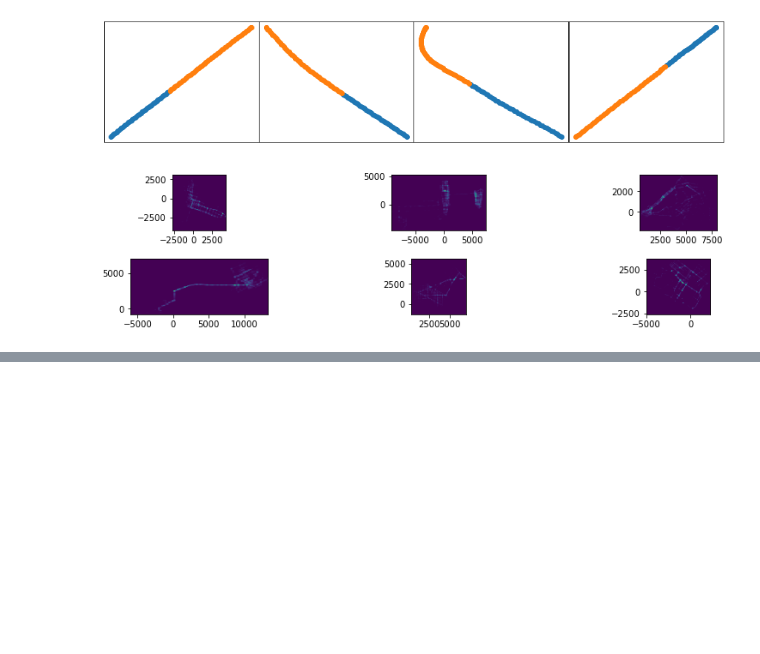
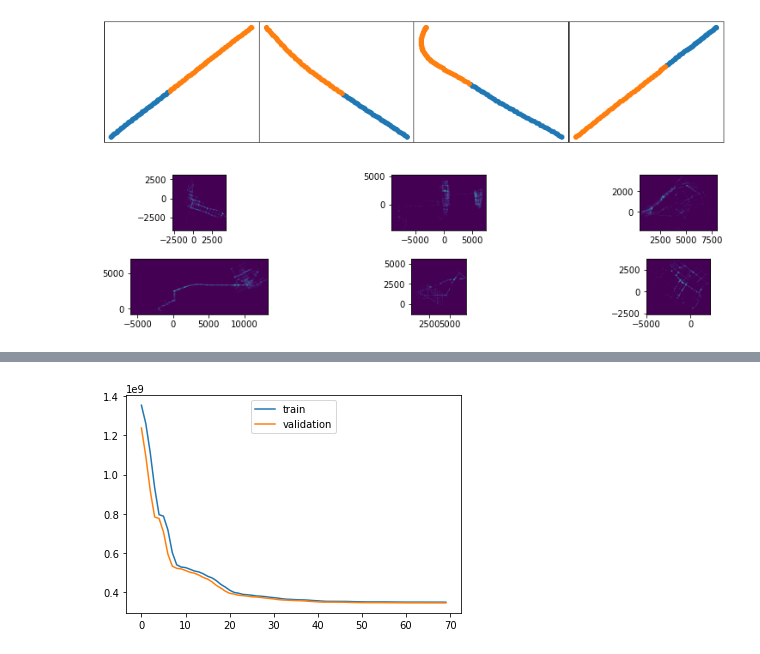
Before and after one commit to Melody-Ruth/151B-project, a Jupyter notebook: Load_Argo2_Public.ipynb, the cells around one changed output, grey strips where cells are left out. Saved outputs shown, nothing was run; the diff lists cells and outputs as text; code cells hidden in the pictures; blank space fills up the shorter version.

```diff
--- a/Load_Argo2_Public.ipynb
+++ b/Load_Argo2_Public.ipynb
@@ -157,0 +217,34 @@ plt.show()
+# %%
+opt = torch.optim.Adam(mlp.parameters(),lr=0.004)
+
+loss = nn.MSELoss()
+
+num_epochs = 70
+
+plot_every = 2
+all_losses = []
+all_losses2 = []#validation
+total_loss = 0
+
+for epoch in range(num_epochs):
+    for i_batch, sample_batch in enumerate(train_loader):
+        inp, out = sample_batch
+        inp = inp.float()
+        out = out.float()
+        l = ((mlp(inp) - out) ** 2).sum()
+        opt.zero_grad()
+        l.backward()
+        opt.step()
+        total_loss += l.item()
+        #if i_batch % plot_every == 0 and i_batch != 0:
+            #all_losses.append(total_loss / len(train_set))
+    for i_batch, sample_batch in enumerate(validation_loader):
+        inp, out = sample_batch
+        inp = inp.float()
+        out = out.float()
+        l = ((mlp(inp) - out) ** 2).sum()
+        print(f'(validation) epoch {epoch + 1}, loss {(l / len(validation_set)):f}')
+        all_losses2.append(l.item() / len(validation_set))
+    print(f'(train) epoch {epoch + 1}, loss {(total_loss / len(train_set)):f}')
+    all_losses.append(total_loss / len(train_set))
+    total_loss = 0
@@ -157,0 +269,12 @@ plt.show()
+# %%
+import matplotlib.pyplot as plt
+import matplotlib.ticker as ticker
+
+plt.figure()
+plt.plot(all_losses,label="train")
+
+plt.plot(all_losses2,label="validation")
+leg = plt.legend(loc='upper center')
+plt.show()
+# %% [output]
+[figure, added]
```
Also changed, not shown: parts of 8 cells of this notebook.
